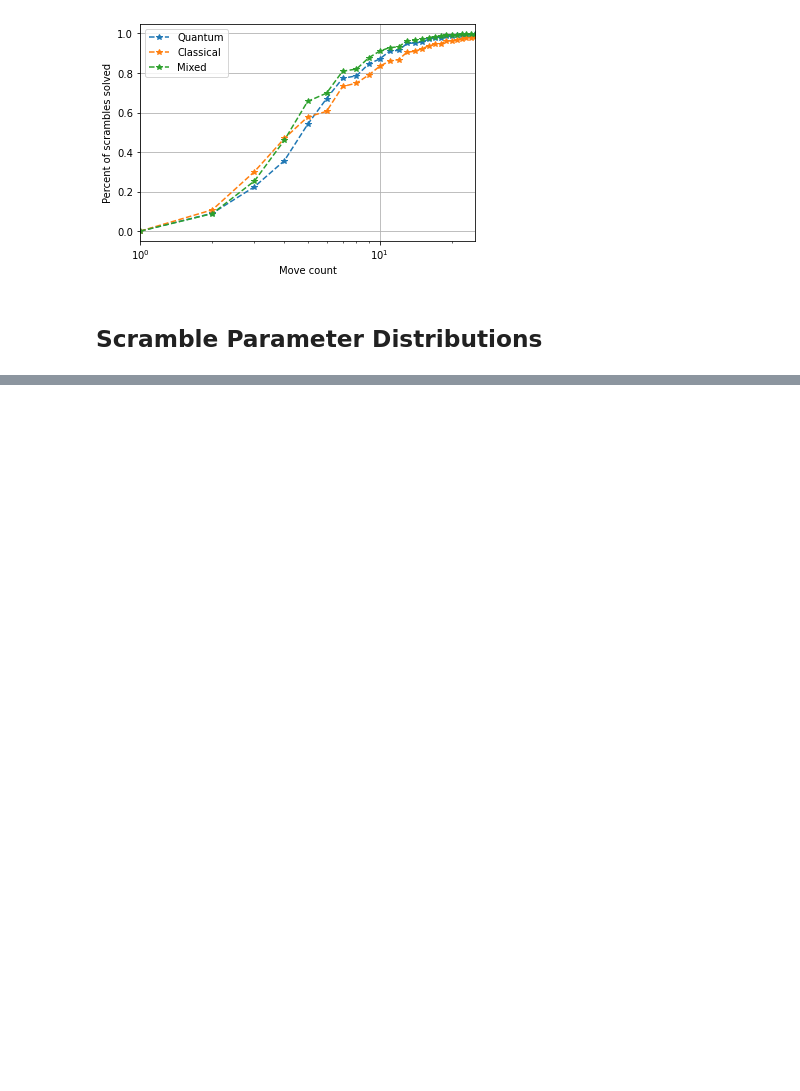
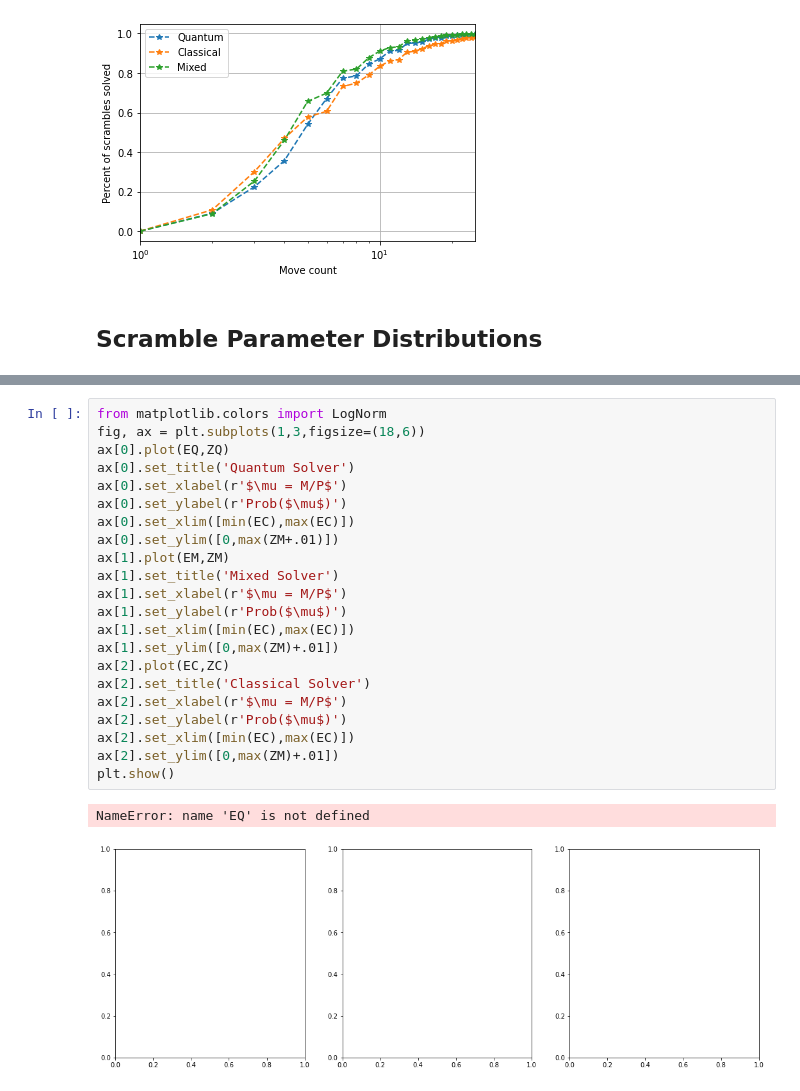
Before and after one commit to combes-group/Permutation_Puzzle, a Jupyter notebook: Permutation_Strategies.ipynb, the cells around one changed output, grey strips where cells are left out. Drawn from its saved outputs; the diff is of its cells as text; blank space fills up the shorter version.

```diff
--- a/Permutation_Strategies.ipynb
+++ b/Permutation_Strategies.ipynb
@@ -183,0 +215,25 @@ plt.show()
+# %%
+from matplotlib.colors import LogNorm
+fig, ax = plt.subplots(1,3,figsize=(18,6))
+ax[0].plot(EQ,ZQ)
+ax[0].set_title('Quantum Solver')
+ax[0].set_xlabel(r'$\mu = M/P$')
+ax[0].set_ylabel(r'Prob($\mu$)')
+ax[0].set_xlim([min(EC),max(EC)])
+ax[0].set_ylim([0,max(ZM+.01)])
+ax[1].plot(EM,ZM)
+ax[1].set_title('Mixed Solver')
+ax[1].set_xlabel(r'$\mu = M/P$')
+ax[1].set_ylabel(r'Prob($\mu$)')
+ax[1].set_xlim([min(EC),max(EC)])
+ax[1].set_ylim([0,max(ZM)+.01])
+ax[2].plot(EC,ZC)
+ax[2].set_title('Classical Solver')
+ax[2].set_xlabel(r'$\mu = M/P$')
+ax[2].set_ylabel(r'Prob($\mu$)')
+ax[2].set_xlim([min(EC),max(EC)])
+ax[2].set_ylim([0,max(ZM)+.01])
+plt.show()
+# %% [output]
+NameError: name 'EQ' is not defined
+[figure, added]
```
Also changed, not shown: parts of 6 cells of this notebook, 2 other files.
